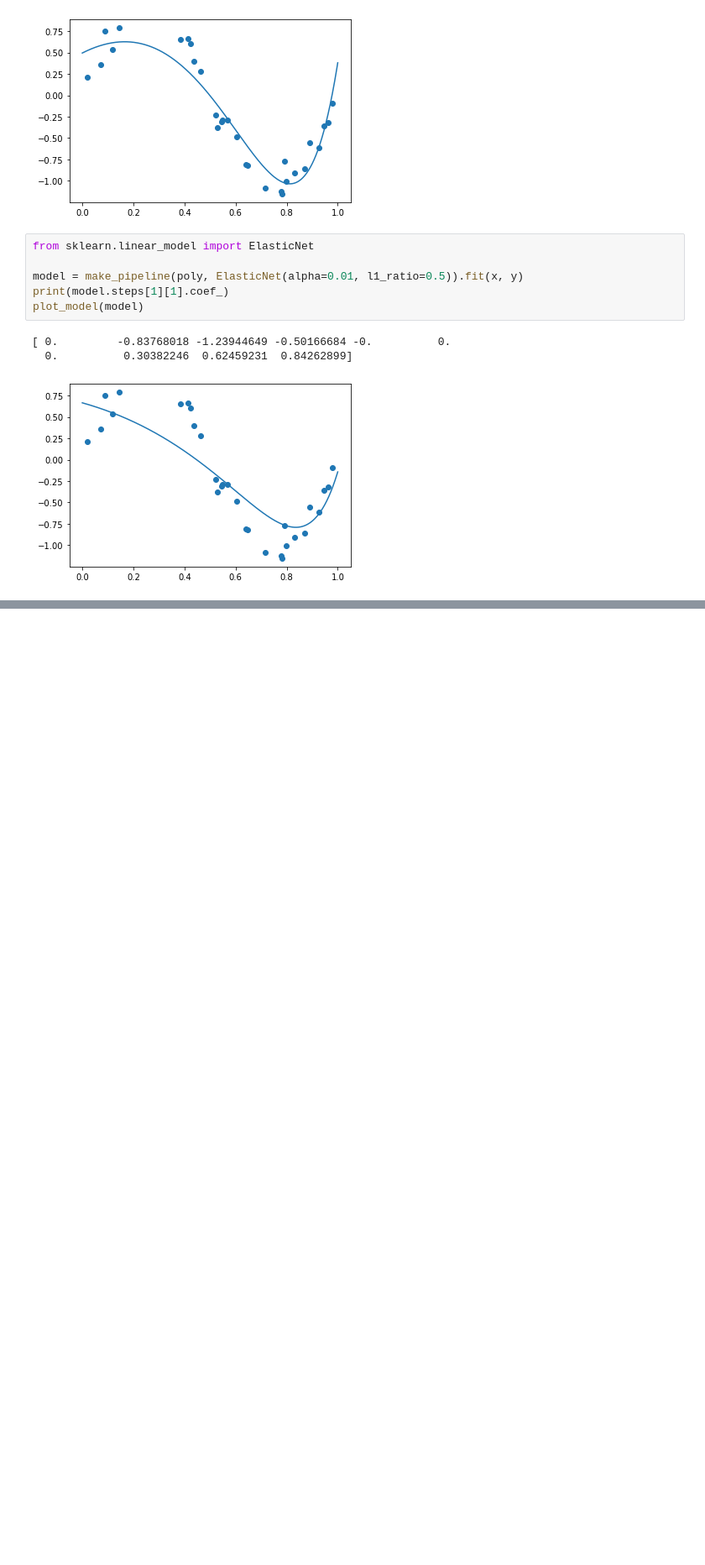
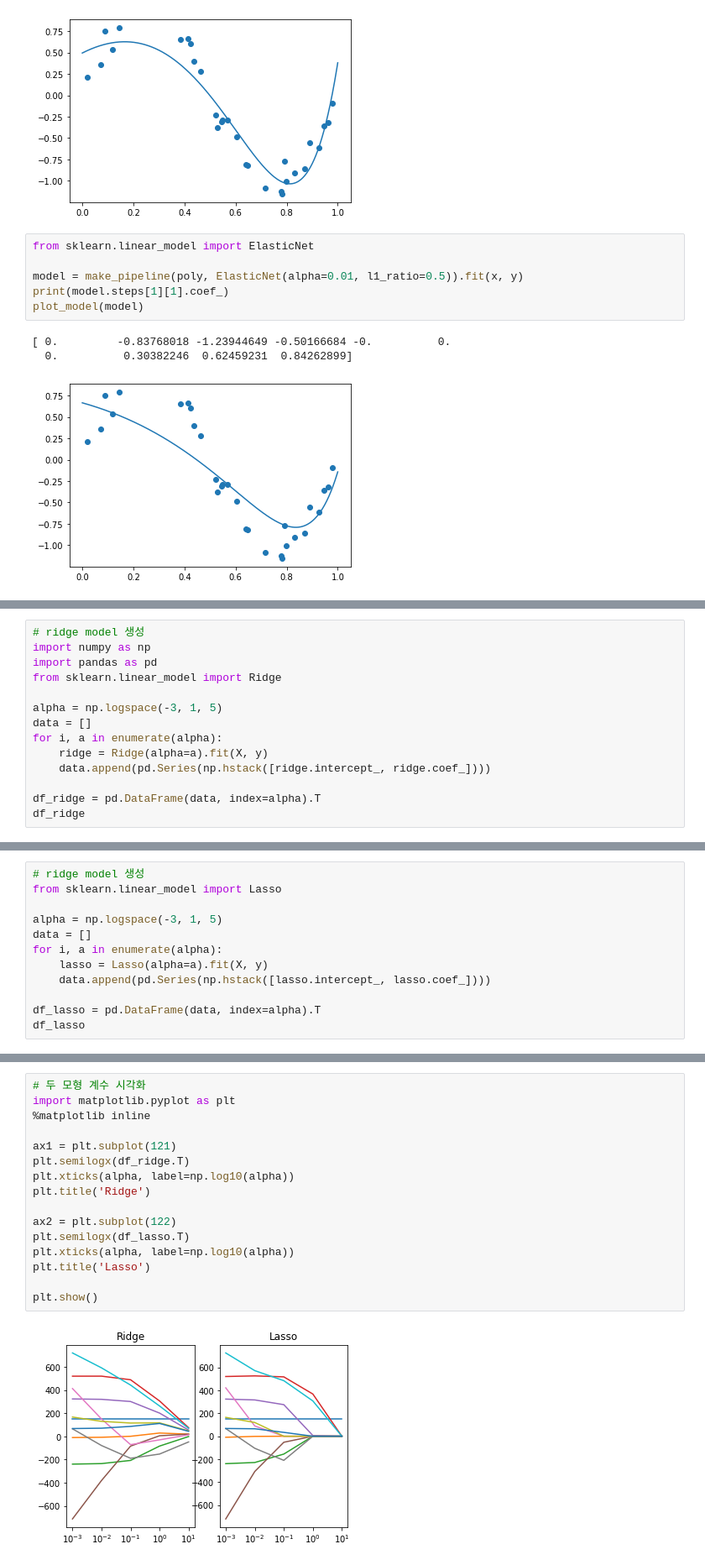
Before and after one commit to lucio-karin0506/SaltLux-Project, a Jupyter notebook: Machine Learning/Machine learning lecture/2장. 회귀분석 리뷰.ipynb, the cells around one changed output, grey strips where cells are left out. Shown: that part at 84% size. Drawn from its saved outputs; the diff is of its cells as text; blank space fills up the shorter version.

```diff
--- a/Machine Learning/Machine learning lecture/2장. 회귀분석 리뷰.ipynb
+++ b/Machine Learning/Machine learning lecture/2장. 회귀분석 리뷰.ipynb
@@ -331,0 +338,14 @@ plot_model(model)
+# %%
+# ridge model 생성
+import numpy as np
+import pandas as pd
+from sklearn.linear_model import Ridge
+
+alpha = np.logspace(-3, 1, 5)
+data = []
+for i, a in enumerate(alpha):
+    ridge = Ridge(alpha=a).fit(X, y)
+    data.append(pd.Series(np.hstack([ridge.intercept_, ridge.coef_])))
+
+df_ridge = pd.DataFrame(data, index=alpha).T
+df_ridge
@@ -331,0 +365,12 @@ plot_model(model)
+# %%
+# ridge model 생성
+from sklearn.linear_model import Lasso
+
+alpha = np.logspace(-3, 1, 5)
+data = []
+for i, a in enumerate(alpha):
+    lasso = Lasso(alpha=a).fit(X, y)
+    data.append(pd.Series(np.hstack([lasso.intercept_, lasso.coef_])))
+
+df_lasso = pd.DataFrame(data, index=alpha).T
+df_lasso
@@ -331,0 +390,18 @@ plot_model(model)
+# %%
+# 두 모형 계수 시각화
+import matplotlib.pyplot as plt
+%matplotlib inline
+
+ax1 = plt.subplot(121)
+plt.semilogx(df_ridge.T)
+plt.xticks(alpha, label=np.log10(alpha))
+plt.title('Ridge')
+
+ax2 = plt.subplot(122)
+plt.semilogx(df_lasso.T)
+plt.xticks(alpha, label=np.log10(alpha))
+plt.title('Lasso')
+
+plt.show()
+# %% [output]
+[figure, added]
```
Also changed, not shown: parts of 41 cells of this notebook.
